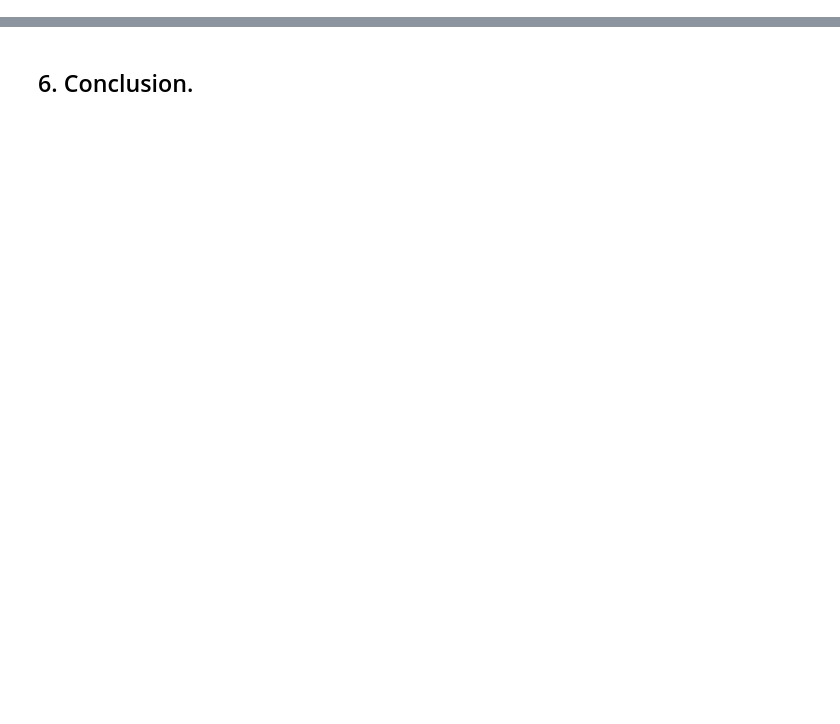
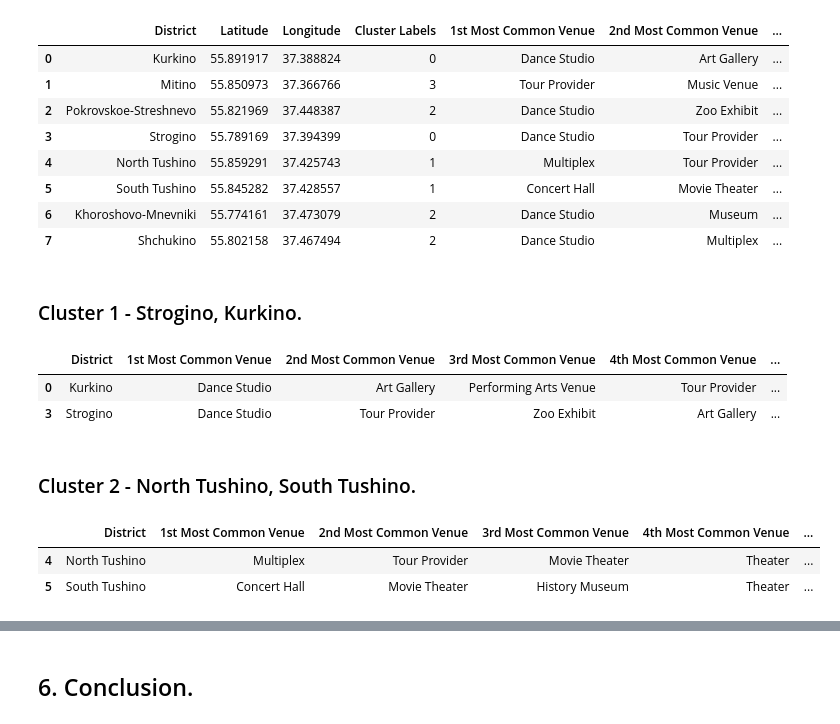
Before and after one commit to rkn6xjbsfrgc/github-coursera, a Jupyter notebook: Capstone Project - The Battle of Neighborhoods.ipynb, the cells around one changed output, grey strips where cells are left out. Drawn from its saved outputs; the diff is of its cells as text; code cells hidden in the pictures; blank space fills up the shorter version.

```diff
--- a/Capstone Project - The Battle of Neighborhoods.ipynb
+++ b/Capstone Project - The Battle of Neighborhoods.ipynb
@@ -44,0 +131,6 @@ from sklearn.cluster import KMeans
+# %%
+moscow_venues = getNearbyVenues(names=mdist['District'],
+                                   latitudes=mdist['Latitude'],
+                                   longitudes=mdist['Longitude']
+                                  )
+moscow_venues.head()
@@ -44,0 +146,4 @@ from sklearn.cluster import KMeans
+# %%
+#delete duplicate rows
+moscow_venues.drop_duplicates(keep=False, inplace=True)
+moscow_venues[['District', 'Venue Category']].groupby("District").count()
@@ -44,0 +282,23 @@ from sklearn.cluster import KMeans
+# %%
+#convert into dataframe to see top venues
+def return_most_common_venues(row, num_top_venues):
+    row_categories = row.iloc[1:]
+    row_categories_sorted = row_categories.sort_values(ascending=False)
+    return row_categories_sorted.index.values[0:num_top_venues]
+
+num_top_venues = 5
+indicators = ['st', 'nd', 'rd']
+columns = ['District']
+for ind in np.arange(num_top_venues):
+    try:
+        columns.append('{}{} Most Common Venue'.format(ind+1, indicators[ind]))
+    except:
+        columns.append('{}th Most Common Venue'.format(ind+1))
+
+neighborhoods_venues_sorted = pd.DataFrame(columns=columns)
+neighborhoods_venues_sorted['District'] = moscow_grouped['District']
+
+for ind in np.arange(moscow_grouped.shape[0]):
+    neighborhoods_venues_sorted.iloc[ind, 1:] = return_most_common_venues(moscow_grouped.iloc[ind, :], num_top_venues)
+
+neighborhoods_venues_sorted.head(8)
@@ -44,0 +315,36 @@ from sklearn.cluster import KMeans
+# %%
+#cluster districts
+kclusters = 4
+moscow_grouped_clustering = moscow_grouped.drop('District', 1)
+kmeans = KMeans(n_clusters=kclusters, random_state=0).fit(moscow_grouped_clustering)
+kmeans.labels_[0:10]
+neighborhoods_venues_sorted.insert(0, 'Cluster Labels', kmeans.labels_)
+moscow_merged = df_mdist
+moscow_merged = moscow_merged.join(neighborhoods_venues_sorted.set_index('District'), on='District')
+moscow_merged.head(8)
+# %% [output]
+|  | District | Latitude | Longitude | Cluster Labels | 1st Most Common Venue | 2nd Most Common Venue | ... |
+| 0 | Kurkino | 55.891917 | 37.388824 | 0 | Dance Studio | Art Gallery | ... |
+| 1 | Mitino | 55.850973 | 37.366766 | 3 | Tour Provider | Music Venue | ... |
+| 2 | Pokrovskoe-Streshnevo | 55.821969 | 37.448387 | 2 | Dance Studio | Zoo Exhibit | ... |
+| 3 | Strogino | 55.789169 | 37.394399 | 0 | Dance Studio | Tour Provider | ... |
+| 4 | North Tushino | 55.859291 | 37.425743 | 1 | Multiplex | Tour Provider | ... |
+| 5 | South Tushino | 55.845282 | 37.428557 | 1 | Concert Hall | Movie Theater | ... |
+| 6 | Khoroshovo-Mnevniki | 55.774161 | 37.473079 | 2 | Dance Studio | Museum | ... |
+| 7 | Shchukino | 55.802158 | 37.467494 | 2 | Dance Studio | Multiplex | ... |
+# %% [markdown]
+<h3>Cluster 1 - Strogino, Kurkino.</h3>
+# %%
+moscow_merged.loc[moscow_merged['Cluster Labels'] == 0, moscow_merged.columns[[0] + list(range(4, moscow_merged.shape[1]))]]
+# %% [output]
+|  | District | 1st Most Common Venue | 2nd Most Common Venue | 3rd Most Common Venue | 4th Most Common Venue | ... |
+| 0 | Kurkino | Dance Studio | Art Gallery | Performing Arts Venue | Tour Provider | ... |
+| 3 | Strogino | Dance Studio | Tour Provider | Zoo Exhibit | Art Gallery | ... |
+# %% [markdown]
+<h3>Cluster 2 - North Tushino, South Tushino.</h3>
+# %%
+moscow_merged.loc[moscow_merged['Cluster Labels'] == 1, moscow_merged.columns[[0] + list(range(4, moscow_merged.shape[1]))]]
+# %% [output]
+|  | District | 1st Most Common Venue | 2nd Most Common Venue | 3rd Most Common Venue | 4th Most Common Venue | ... |
+| 4 | North Tushino | Multiplex | Tour Provider | Movie Theater | Theater | ... |
+| 5 | South Tushino | Concert Hall | Movie Theater | History Museum | Theater | ... |
```
Also changed, not shown: parts of 50 cells of this notebook.
